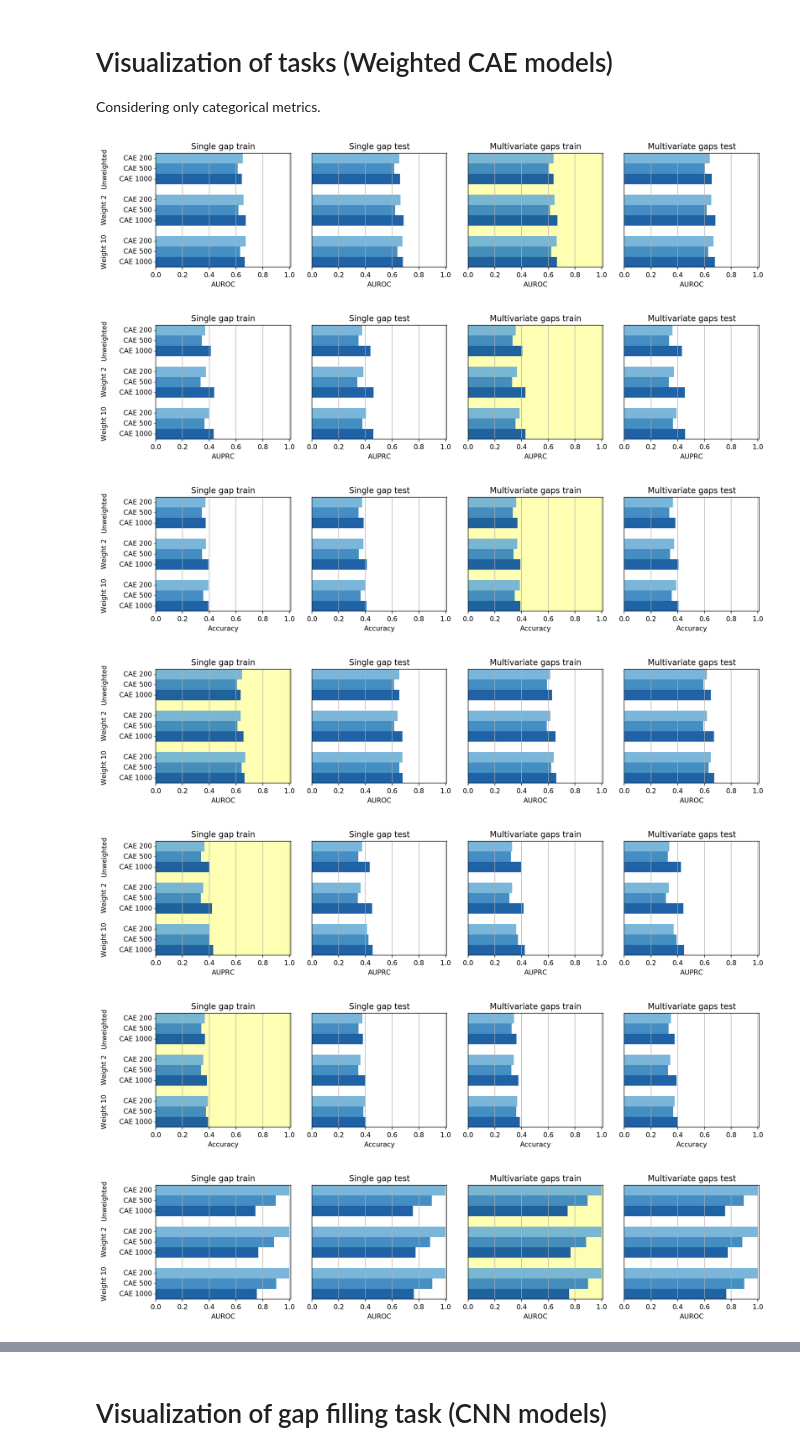
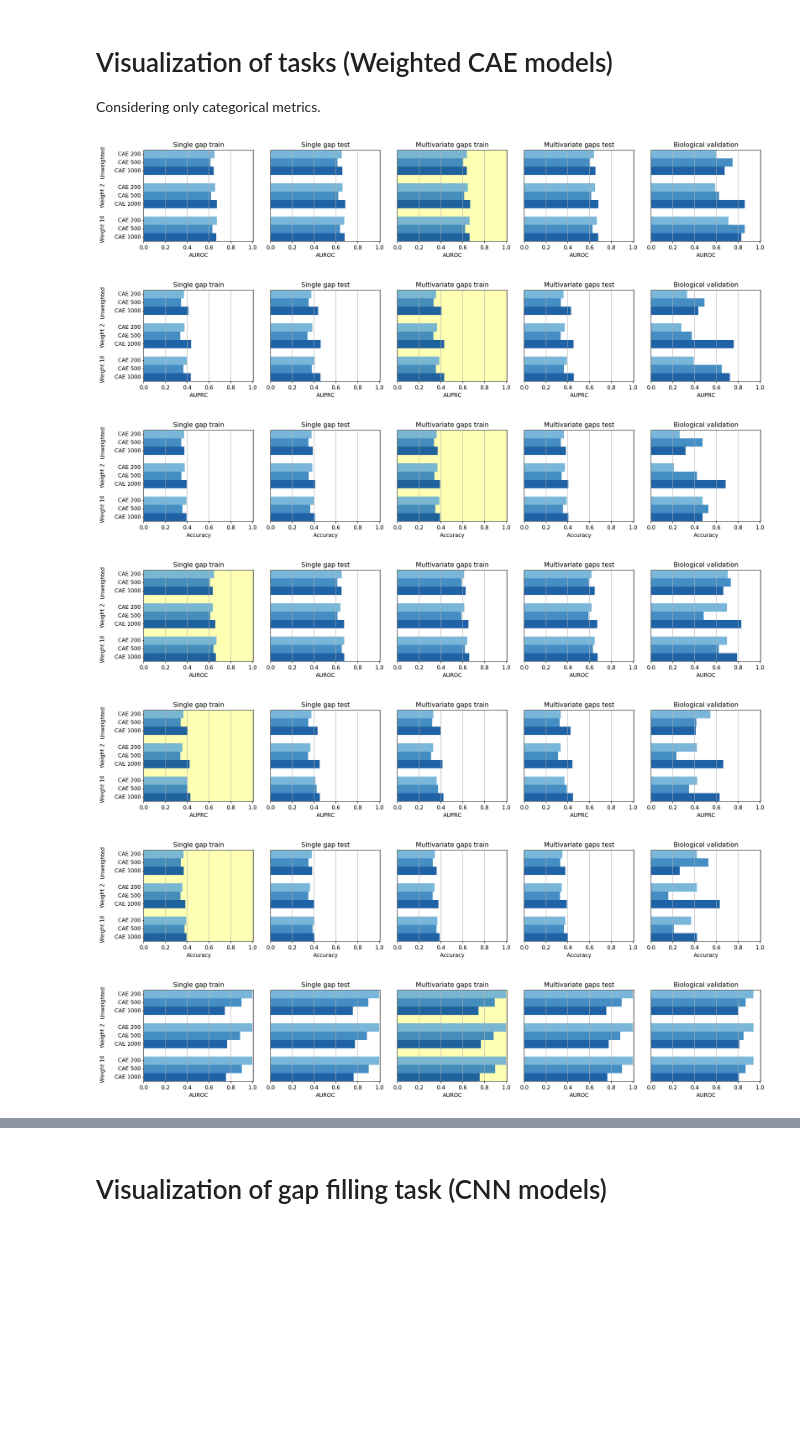
Before and after one commit to LucaCappelletti94/repairing_genomic_gaps, a Jupyter notebook: Images pipeline.ipynb, the cells around one changed output, grey strips where cells are left out. Drawn from its saved outputs; the diff is of its cells as text; code cells hidden in the pictures; blank space fills up the shorter version.

Commit message:
Updated barplots

```diff
--- a/Images pipeline.ipynb
+++ b/Images pipeline.ipynb
@@ -61,7 +61,7 @@ kwargs = dict(
     show_standard_deviation=False,
     subplots=True,
     orientation="horizontal",
-    plots_per_row=4,
+    plots_per_row=5,
     major_rotation=90,
     use_multiprocessing=False,
     verbose=False,
@@ -101,36 +101,3 @@ def sort_dataframe1(df:pd.DataFrame):
         for (_, row) in df.reset_index().iterrows()
     ]
     return df.sort_values('sort_val').drop(columns='sort_val')
-# %%
-for task in results.task.unique():
-    results1 = results[results.task==task]
-    results1 = results1[~results1.model.str.contains("weight")]
-    results1 = results1[results1.run_type!="biological validation"]
-    results1 = results1[results1.model.str.contains("cae")]
-    results1 = results1.drop(columns=["task", "dataset", "window", "weight"])
-
-    for trained_on in tqdm(results1.trained_on.unique()):
-        tmp = results1[results1.trained_on==trained_on].drop(
-            columns=["trained_on"]
-        )
-
-        facecolors = {
-            key:"white"
-            for key in tmp.run_type.unique()
-        }
-
-        if "multivariate" in trained_on:
-            facecolors["multivariate gaps train"] = facecolor
-
-        if "single" in trained_on:
-            facecolors["single gap train"] = facecolor
-
-        barplots(
-            tmp,
-            groupby=["run_type", "target", "model"],
-            path=f"barplots/cae_no_weight_{task}_{trained_on}_{{feature}}",
-            colors=cae_colors,
-            facecolors=facecolors,
-            sort_bars=sort_dataframe1,
-            **kwargs
-        )
@@ -178,7 +132,7 @@ def sort_dataframe2(df:pd.DataFrame):
 # %%
 for task in results.task.unique():
     results1 = results[results.task==task]
-    results1 = results1[results1.run_type!="biological validation"]
+    #results1 = results1[results1.run_type!="biological validation"]
     results1 = results1[results1.target=="all_nucleotides"]
     results1 = results1[results1.model.str.contains("cae")]
     results1["window"] = [
@@ -187,37 +141,37 @@ for task in results.task.unique():
     ]
     results1 = results1.drop(columns=["task", "dataset", "model", "target"])
 
     for trained_on in tqdm(results1.trained_on.unique()):
         tmp = results1[results1.trained_on==trained_on].drop(
             columns=["trained_on"]
         )
 
         facecolors = {
             key:"white"
             for key in tmp.run_type.unique()
         }
 
         if "multivariate" in trained_on:
             facecolors["multivariate gaps train"] = facecolor
 
         if "single" in trained_on:
             facecolors["single gap train"] = facecolor
 
         barplots(
             tmp,
             groupby=["run_type", "weight", "window"],
             path=f"barplots/cae_weighted_{task}_{trained_on}_{{feature}}",
             height=3.5,
             colors=cae_colors,
             facecolors=facecolors,
             sort_bars=sort_dataframe2,
             **kwargs
         )
 # %% [output]
-[figure, old version]
+[figure, new version]
-[figure, old version]
+[figure, new version]
-[figure, old version]
+[figure, new version]
-[figure, old version]
+[figure, new version]
-[figure, old version]
+[figure, new version]
-[figure, old version]
+[figure, new version]
-[figure, old version]
+[figure, new version]
```
Also changed, not shown: parts of 7 cells of this notebook, 42 other files.
